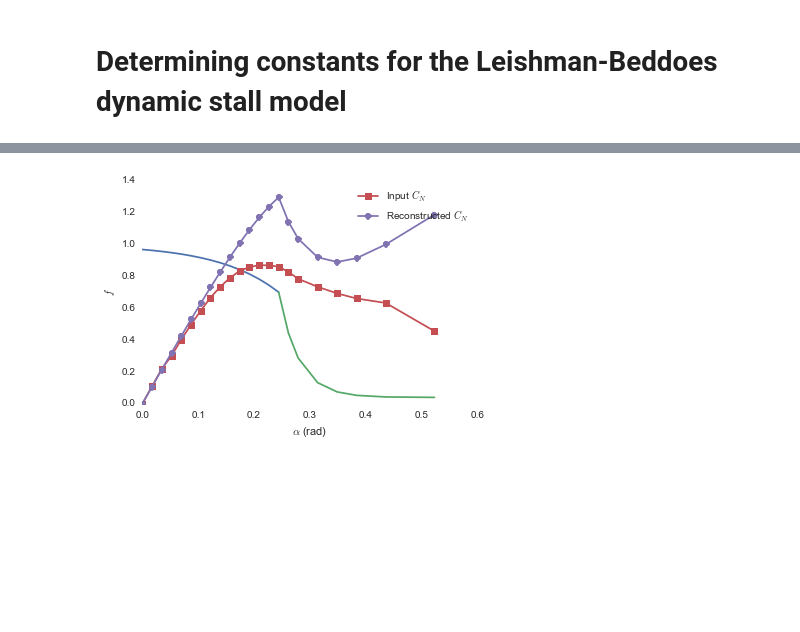
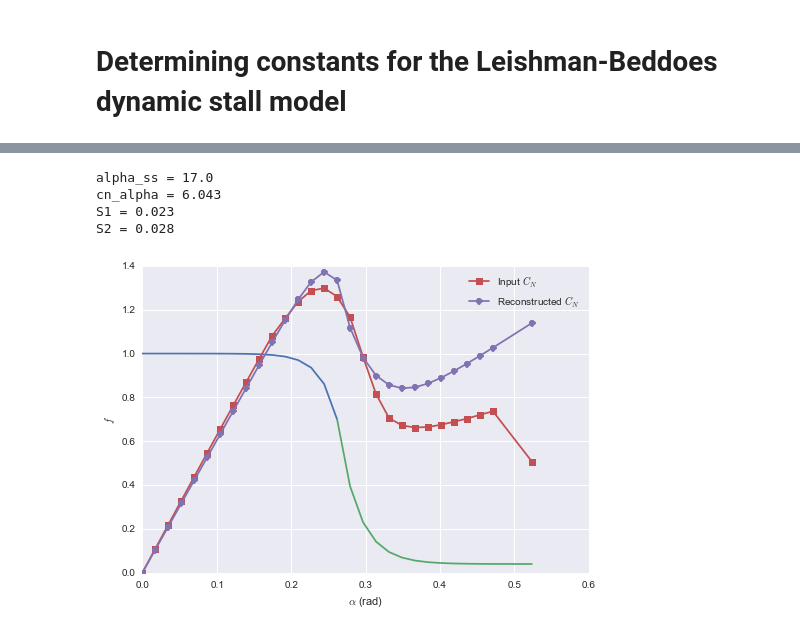
Before and after one commit to petebachant/Leishman-Beddoes-constants, a Jupyter notebook: notebook.ipynb, the cells around one changed output, grey strips where cells are left out. Saved outputs shown, nothing was run; the diff lists cells and outputs as text; code cells hidden in the pictures; blank space fills up the shorter version.

Commit message:
Add equations, and modularize for more foils

```diff
--- a/notebook.ipynb
+++ b/notebook.ipynb
@@ -9,11 +9,11 @@ import pandas as pd
 import seaborn
 # %%
 # Function for loading data
-def load():
+def load(foil="NACA0021"):
     alpha = []
     cl = []
     cd = []
-    with open("data/NACA0021.dat") as f:
+    with open("data/{}.dat".format(foil)) as f:
         for line in f.readlines():
             if line.strip()[:2] == "//":
                 pass
@@ -35,8 +67,14 @@ def load():
 # %%
-# Least squares fitting for finding s1 and s2
-# Kept as close to the C++ code as possible to return back
+"""
+Least squares fitting for finding s1 and s2
+Kept as close to the C++ code as possible to return back
 
-def calc_s1_s2(df, alpha1, cn_alpha):
+Constants from f equation
+    f = A - B*exp ...
+    f = C + D exp ...
+"""
+
+def calc_s1_s2(df, alpha1, cn_alpha, A=1, B=0.3, C=0.04, D=0.66):
     sumY = 0.0
     sumXYLnY = 0.0
     sumXY = 0.0
@@ -59,7 +97,7 @@ def calc_s1_s2(df, alpha1, cn_alpha):
         if (alphaRad > alphaLowerLimit and alphaRad < alphaUpperLimit):
             f = pow((sqrt(abs(cn)/CNAlpha/abs(alphaRad))*2.0 - 1.0), 2)
             x = abs(alphaRad) - alpha1
-            y = (f - 1)/(-0.4)
+            y = (f - A)/(-B)
             if (f > 0 and f < 1 and y > 0):
                 sumY += y
                 sumXYLnY += x*y*log(y)
@@ -84,7 +122,7 @@ def calc_s1_s2(df, alpha1, cn_alpha):
         if (alphaRad > alphaLowerLimit and alphaRad < alphaUpperLimit):
             f = pow((sqrt(mag(cn)/CNAlpha/mag(alphaRad))*2.0 - 1.0), 2)
             x = alpha1 - abs(alphaRad);
-            y = (f - 0.02)/0.58;
+            y = (f - C)/D;
             if (f > 0 and f < 1 and y > 0):
                 sumY += y
                 sumXYLnY += x*y*log(y)
@@ -96,47 +134,63 @@ def calc_s1_s2(df, alpha1, cn_alpha):
 
     return S1, S2
 # %%
-df = load()
-
-# Calculate normal force slope
-cn_alpha = (df.cn[df.alpha_deg==2.0].iloc[0] - df.cn[df.alpha_deg==0.0].iloc[0])/(2.0/180.0*np.pi)
+df = load("NACA0012")
+frac_cn_alpha = 0.7 # Fraction of static stall angle to look for cn slope
+frac_alpha1 = 0.9 # Fraction of static stall angle to define alpha1
 
 # Find static stall angle
 d_cd_d_alpha = np.diff(df.cd)/np.diff(df.alpha_deg)
 n = np.where(d_cd_d_alpha > 0.02)[0]
 alpha_ss = df.alpha_deg[n]
 alpha_ss = alpha_ss[alpha_ss > 0].iloc[0]
+print("alpha_ss = {:.1f}".format(alpha_ss))
+
+# Calculate normal force slope
+alpha1 = np.floor(alpha_ss*frac_cn_alpha)
+alpha0 = np.floor(alpha_ss*0.0)
+dalpha = alpha1 - alpha0
+cn_alpha = (df.cn[df.alpha_deg==alpha1].iloc[0] \
+            - df.cn[df.alpha_deg==alpha0].iloc[0])/(dalpha/180.0*np.pi)
+print("cn_alpha = {:.3f}".format(cn_alpha))
 
 # Find critical normal force coefficient
-fcrit = 0.7
-alpha1 = alpha_ss/180.0*np.pi
+A, B, C, D = 1.0, 0.3, 0.04, 0.66 # Original model
+# A, B, C, D = 1.0, 0.4, 0.02, 0.58 # 3G model
+fcrit = A - B
+alpha1 = (np.floor(alpha_ss*frac_alpha1))/180.0*np.pi
 cn1 = cn_alpha*alpha1*((1 + np.sqrt(fcrit))/2.0)**2
 
 # Put in some values for s1 and s2 (from turbinesFoam)
 s1 = 0.109504058813
 s2 = 0.0355536753234
-s1, s2 = calc_s1_s2(df, alpha1, cn_alpha)
+s1, s2 = calc_s1_s2(df, alpha1, cn_alpha, A, B, C, D)
+print("S1 = {:.3f}".format(s1))
+print("S2 = {:.3f}".format(s2))
 
 ind = np.logical_and(df.alpha_deg >=0, df.alpha_deg <= 30)
 alpha = df.alpha_rad[ind]
 alpha_low = alpha[alpha <= alpha1]
 alpha_high = alpha[alpha >= alpha1]
 f_low = 1.0 - 0.3*np.exp((alpha_low - alpha1)/s1)
 f_high = 0.04 + 0.66*np.exp((alpha1 - alpha_high)/s2)
 
 # Reconstruct normal force from f
 cn_low = cn_alpha*alpha_low*((1 + np.sqrt(f_low))/2)**2
 cn_high = cn_alpha*alpha_high*((1 + np.sqrt(f_high))/2)**2
 cn = np.hstack((cn_low, cn_high[1:]))
 
 plt.plot(alpha_low, f_low)
 plt.plot(alpha_high, f_high)
 plt.plot(alpha, df.cn[ind], "-s", label=r"Input $C_N$")
 plt.plot(alpha, cn, "-o", label=r"Reconstructed $C_N$")
 plt.xlabel(r"$\alpha$ (rad)")
 plt.ylabel("$f$")
 plt.legend(loc="best")
 plt.savefig("figures/f.pdf")
 plt.show()
 # %% [output]
+alpha_ss = 17.0
+cn_alpha = 6.043
+S1 = 0.023
+S2 = 0.028
-[figure, old version]
+[figure, new version]
```
Also changed, not shown: parts of 1 cell of this notebook.
